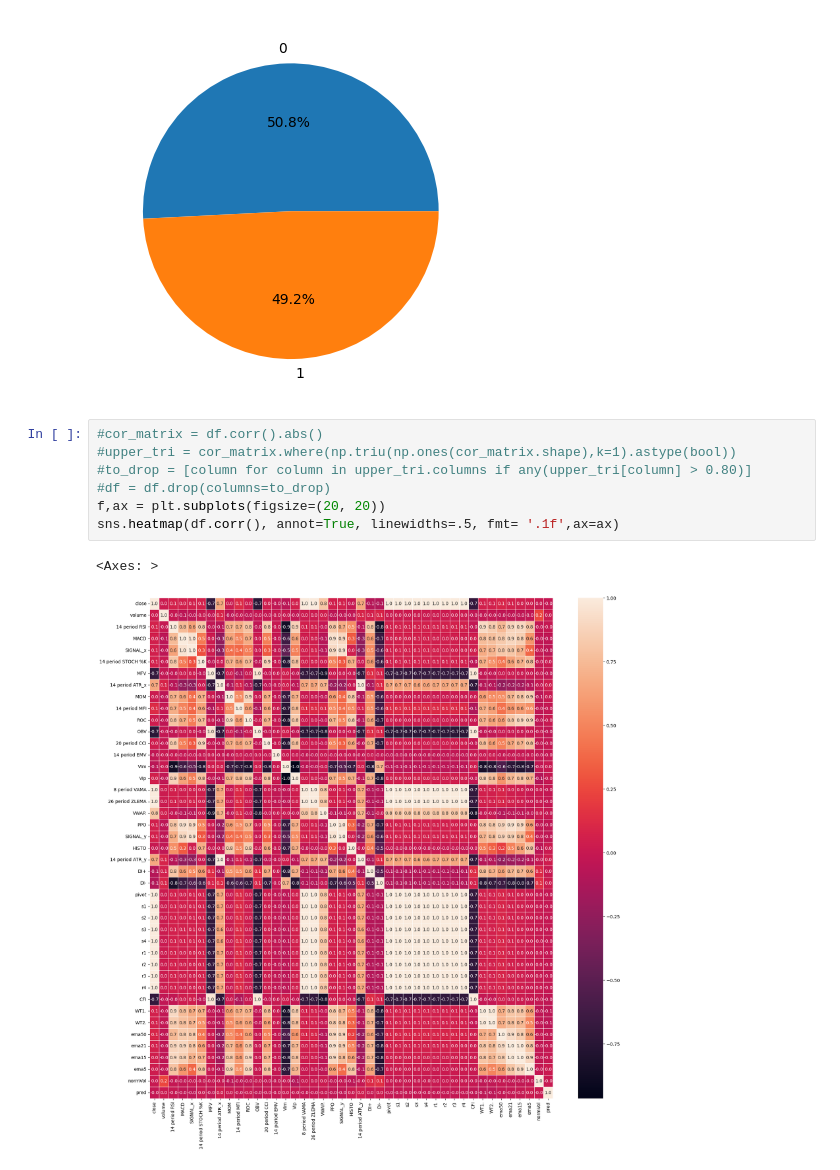
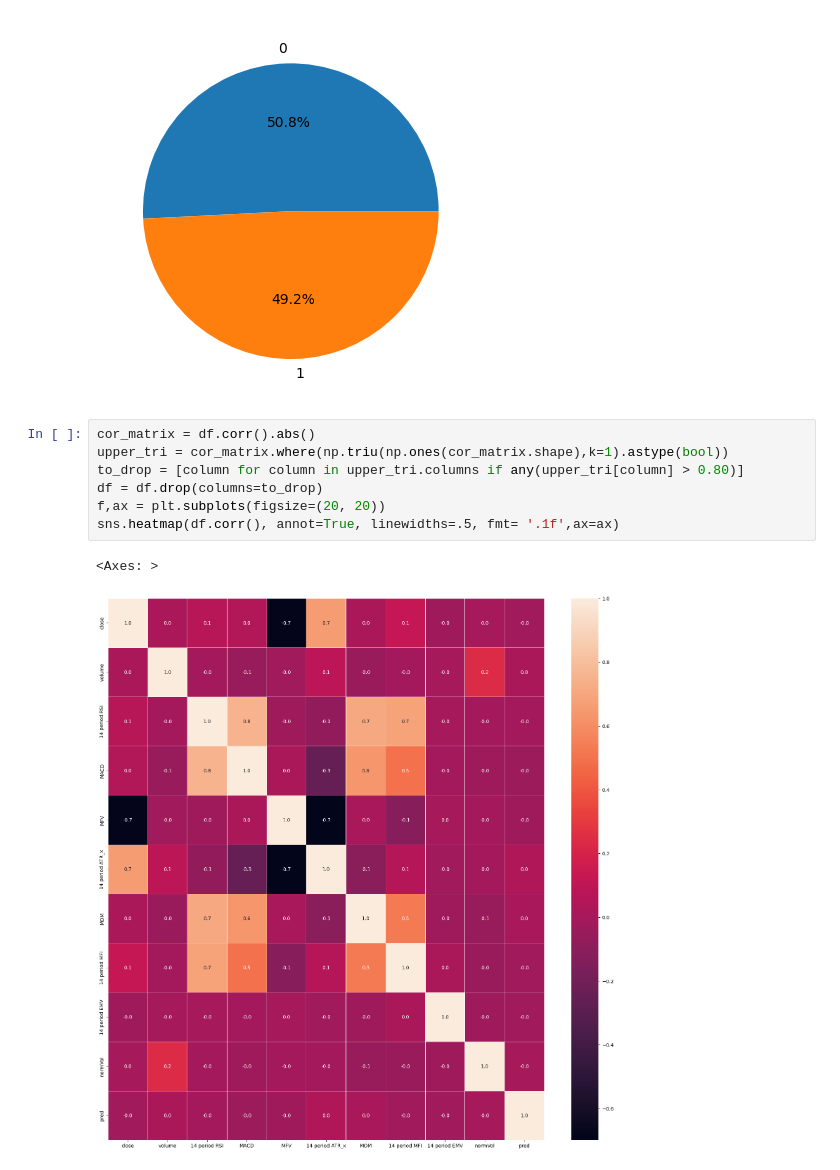
Before and after one commit to hristo-darlyanov/CryptoTradingMLPredictor, a Jupyter notebook: prediction.ipynb, the cells around one changed output. Saved outputs shown, nothing was run; the diff lists cells and outputs as text.

```diff
--- a/prediction.ipynb
+++ b/prediction.ipynb
@@ -54,13 +54,13 @@ plt.show()
 # %% [output]
 [figure]
 # %%
-#cor_matrix = df.corr().abs()
-#upper_tri = cor_matrix.where(np.triu(np.ones(cor_matrix.shape),k=1).astype(bool))
-#to_drop = [column for column in upper_tri.columns if any(upper_tri[column] > 0.80)]
-#df = df.drop(columns=to_drop)
+cor_matrix = df.corr().abs()
+upper_tri = cor_matrix.where(np.triu(np.ones(cor_matrix.shape),k=1).astype(bool))
+to_drop = [column for column in upper_tri.columns if any(upper_tri[column] > 0.80)]
+df = df.drop(columns=to_drop)
 f,ax = plt.subplots(figsize=(20, 20))
 sns.heatmap(df.corr(), annot=True, linewidths=.5, fmt= '.1f',ax=ax)
 # %% [output]
 <Axes: >
-[figure, old version]
+[figure, new version]
 # %%
```
Also changed, not shown: parts of 4 cells of this notebook, 1 other file.
